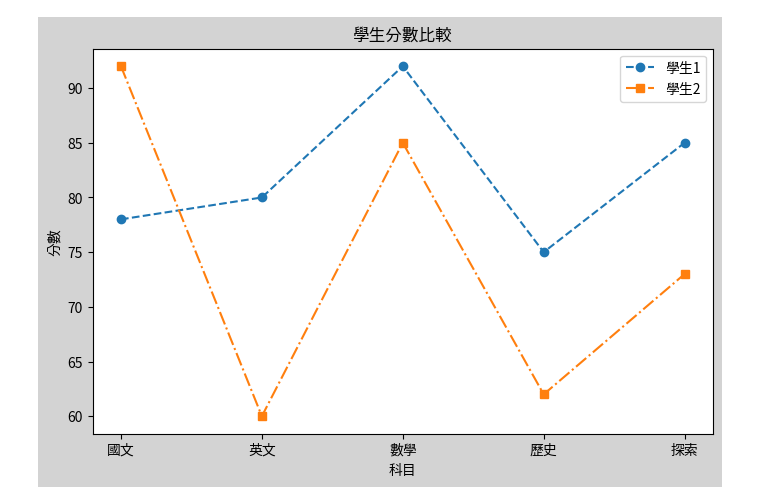
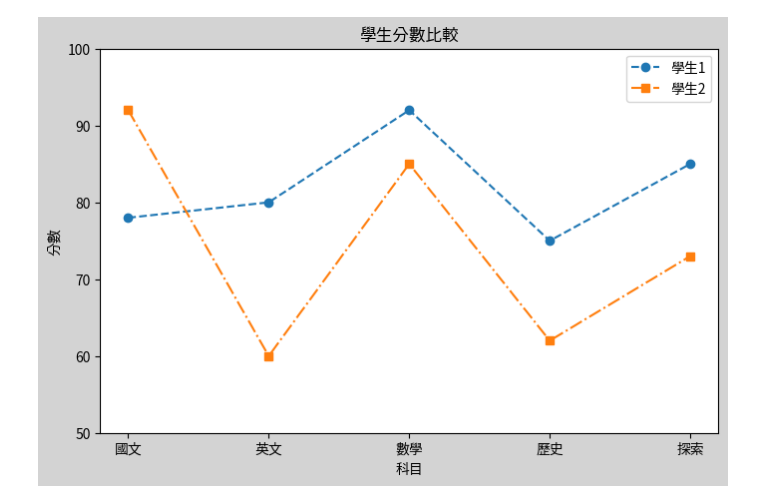
Before and after one commit to roberthsu2003/__2025_10_14_2_4_ai__, a Jupyter notebook: lesson14/lesson14_1.ipynb, the cells around one changed output. Drawn from its saved outputs; the diff is of its cells as text; code cells hidden in the pictures.

```diff
--- a/lesson14/lesson14_1.ipynb
+++ b/lesson14/lesson14_1.ipynb
@@ -7,26 +7,34 @@ mpl.rc('font', family="ChineseFont")
 # %%
 import matplotlib.pyplot as plt
 
 student1 = {"國文":78, "英文":80, "數學":92, "歷史":75, "探索":85}
 student2 = {"國文":92, "英文":60, "數學":85, "歷史":62, "探索":73}
 
 subjects = list(student1.keys())
 scores1 = list(student1.values())
 scores2 = list(student2.values())
 
 figure = plt.figure(dpi=100, figsize=(8,5), facecolor='lightgray')
 axes = figure.add_subplot(1,1,1)
 axes.set_title("學生分數比較")
 axes.set_xlabel("科目")
 axes.set_ylabel("分數")
 
 # 在 plot 時加上 label，然後呼叫 legend()
 # 自訂line的style
 
 axes.plot(subjects, scores1, marker='o', label='學生1', linestyle='--')
 axes.plot(subjects, scores2, marker='s', label='學生2', linestyle='-.')
 axes.legend()
 
+# 圖表左右和上下留白,避免貼齊邊框,由程式控制距離
+# 請使用改變 xticks 和 yticks 的方式來達成
+axes.set_xticks(subjects)
+
+# 請改變 yticks 的刻度範圍和間距,起始值是我的最小分數,終止值是我的最大分數
+axes.set_yticks(range(min(min(scores1), min(scores2)) - 10 , max(max(scores1), max(scores2)) + 10, 10))
+
+
 plt.show()
 # %% [output]
-[figure, old version]
+[figure, new version]
```
